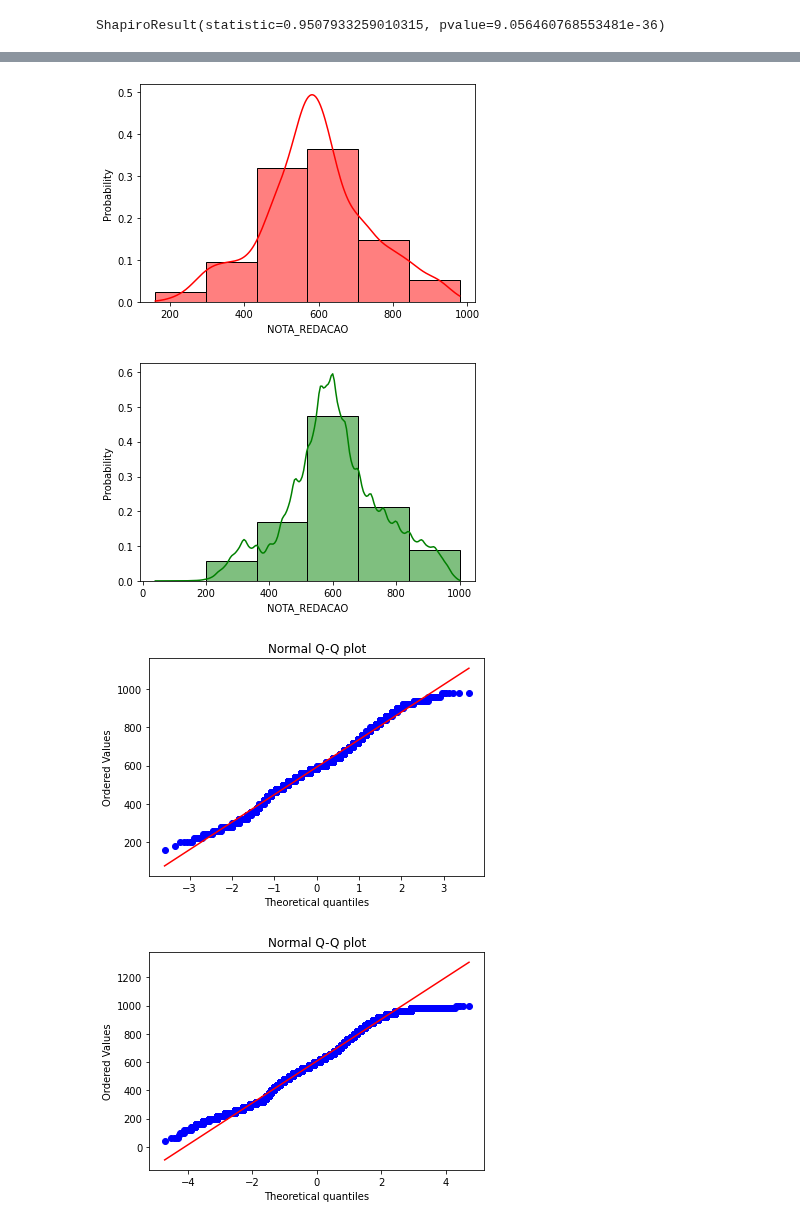
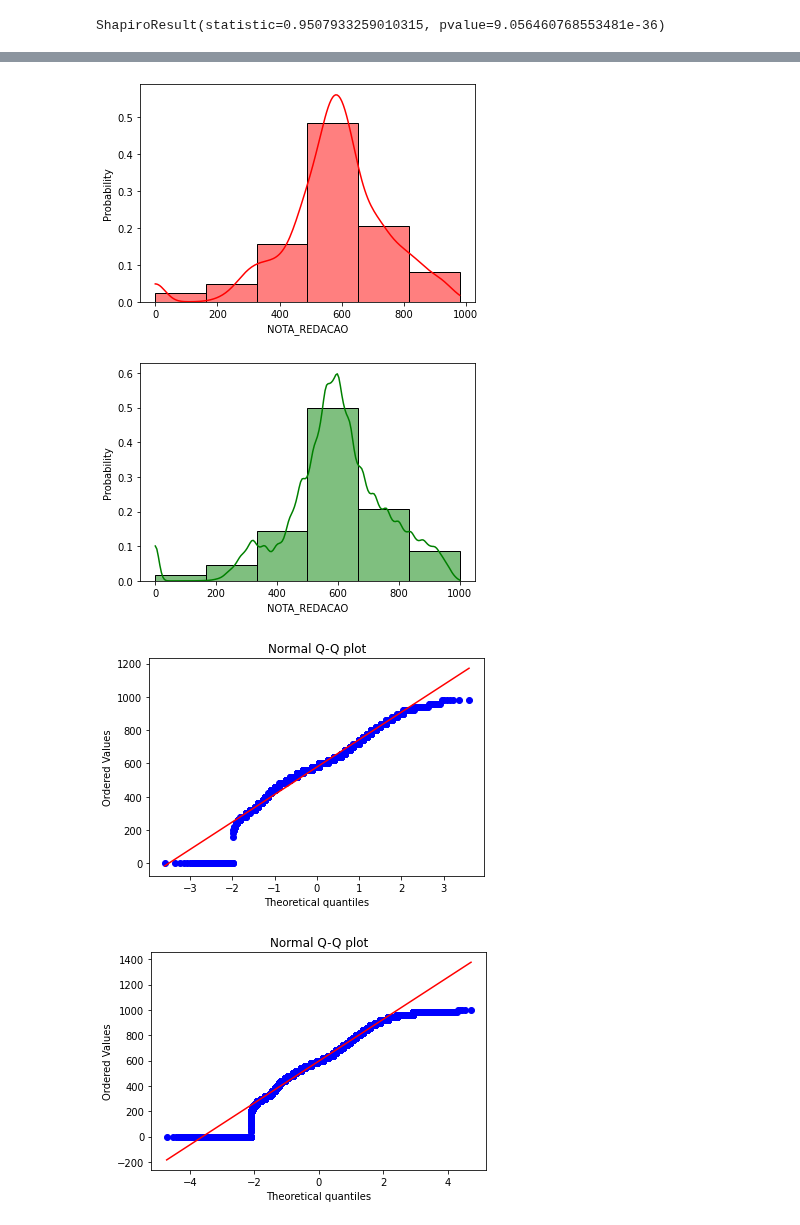
Before and after one commit to diogovaroni/DataScience-regressao-linear, a Jupyter notebook: Entrega_Aula_08_Regressão_Linear_Simples.ipynb, the cells around one changed output, grey strips where cells are left out. Saved outputs shown, nothing was run; the diff lists cells and outputs as text; code cells hidden in the pictures.

```diff
--- a/Entrega_Aula_08_Regressão_Linear_Simples.ipynb
+++ b/Entrega_Aula_08_Regressão_Linear_Simples.ipynb
@@ -105,29 +107,29 @@ statsmodels.stats.diagnostic.lilliefors(df_suzano.NOTA_REDACAO, dist = 'norm')
 # %%
 import seaborn as sns
 # %%
-df_suzano=df_suzano[df_suzano['NOTA_REDACAO']>0]
+
 sns.histplot(df_suzano, x='NOTA_REDACAO', bins=6, color="red", kde=True, stat="probability");
 # %% [output]
-[figure, old version]
+[figure, new version]
 # %%
-df_enem=df_enem[df_enem['NOTA_REDACAO']>0]
+
 sns.histplot(df_enem, x='NOTA_REDACAO', bins=6, color="green", kde=True, stat="probability");
 # %% [output]
-[figure, old version]
+[figure, new version]
 # %%
-df_suzano=df_suzano[df_suzano['NOTA_REDACAO']>0]
+
 stats.probplot(df_suzano['NOTA_REDACAO'], dist="norm", plot=plt)
 plt.title("Normal Q-Q plot")
 plt.show()
 # %% [output]
-[figure, old version]
+[figure, new version]
 # %%
-df_enem=df_enem[df_enem['NOTA_REDACAO']>0]
+
 stats.probplot(df_enem['NOTA_REDACAO'], dist="norm", plot=plt)
 plt.title("Normal Q-Q plot")
 plt.show()
 # %% [output]
-[figure, old version]
+[figure, new version]
 # %%
 # Lista com nota final
 nota_final = ['NOTA_CN','NOTA_CH','NOTA_MT','NOTA_LC', 'NOTA_REDACAO']
```
Also changed, not shown: parts of 6 cells of this notebook.
